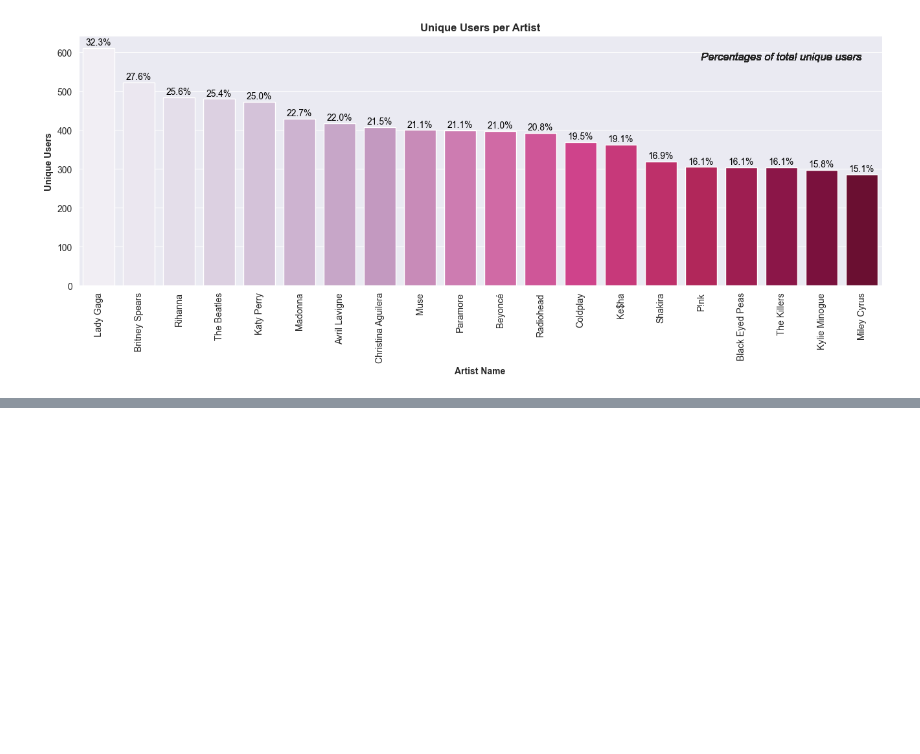
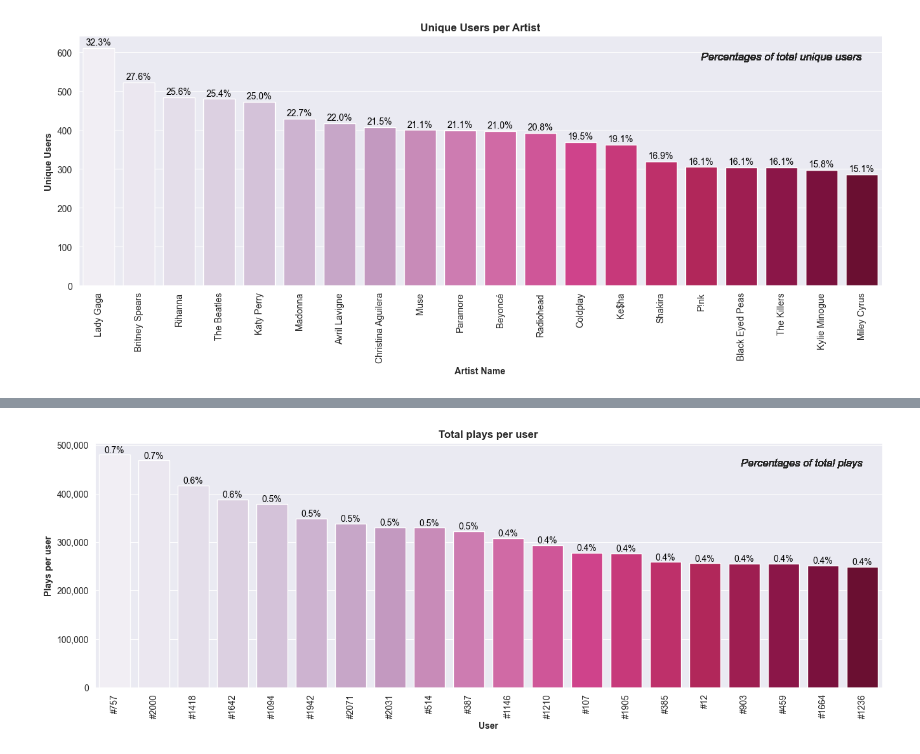
Before and after one commit to AlexCawl/DataAnalysis-lab-1, a Jupyter notebook: labs/lab_4/Processing_and_exploration.ipynb, the cells around one changed output, grey strips where cells are left out. Cells and saved outputs as stored; diff of their text form; code cells hidden in the pictures; blank space fills up the shorter version.

```diff
--- a/labs/lab_4/Processing_and_exploration.ipynb
+++ b/labs/lab_4/Processing_and_exploration.ipynb
@@ -185,8 +185,7 @@ from matplotlib import ticker
 
 
 def bar_chart(x, y, x_label, y_label, title, caption, total_val):
-    fig, ax = plt.subplots()
-    fig.set_size_inches(16, 5)
+    plt.subplots(figsize=(16, 5))
     ax = sns.barplot(x=x[:20], y=y[:20], palette="PuRd")
     ax.set_xlabel(x_label, fontweight='bold')
     ax.set_ylabel(y_label, fontweight='bold')
@@ -215,0 +230,8 @@ bar_chart(t.index, t.totalUniqueUsers, 'Artist Name', 'Unique Users', 'Unique Us
+# %%
+t = user_rank.sort_values(['totalUserPlays'], ascending=False)
+t['userID'] = t.index
+t.userID = t.userID.apply(lambda x: '#'+str(x))
+
+bar_chart(t.userID, t.totalUserPlays, 'User', 'Plays per user', 'Total plays per user', 'Percentages of total plays', original.artistWeight.sum())
+# %% [output]
+[figure, added]
```
Also changed, not shown: parts of 5 cells of this notebook.
